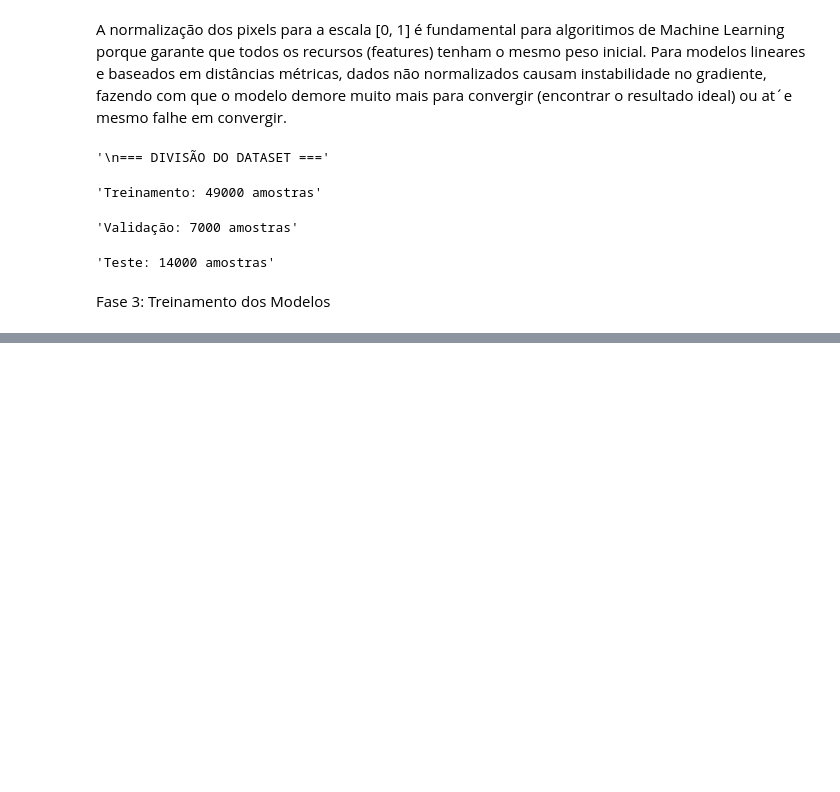
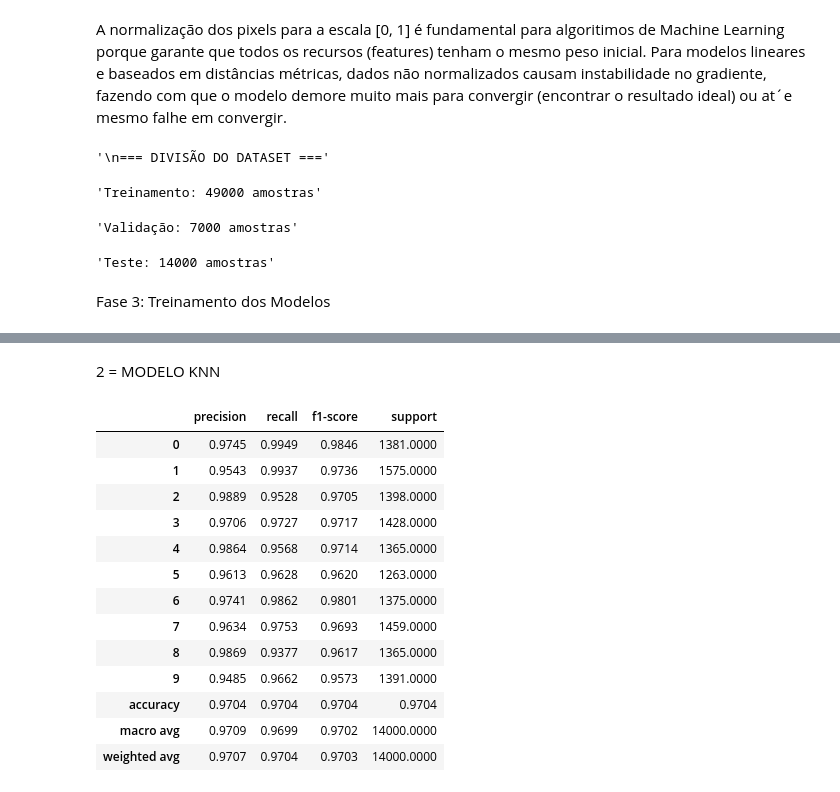
Before and after one commit to Carlos779-cloud/Modulo-02-MniProjeto, a Jupyter notebook: main.ipynb, the cells around one changed output, grey strips where cells are left out. Saved outputs shown, nothing was run; the diff lists cells and outputs as text; code cells hidden in the pictures; blank space fills up the shorter version.

```diff
--- a/main.ipynb
+++ b/main.ipynb
@@ -154,0 +193,32 @@ Fase 3: Treinamento dos Modelos
+# %% [markdown]
+2 = MODELO KNN
+# %%
+modelo_knn = KNeighborsClassifier(
+    n_neighbors=5,
+    weights='distance'
+)
+
+modelo_knn.fit(X_train, y_train)
+
+predicoes_knn = modelo_knn.predict(X_test)
+
+report_dict_knn = classification_report(y_test, predicoes_knn, output_dict=True)
+
+df_metrics_knn = pd.DataFrame(report_dict_knn).transpose()
+
+df_metrics_knn.round(4)
+# %% [output]
+|  | precision | recall | f1-score | support |
+| 0 | 0.9745 | 0.9949 | 0.9846 | 1381.0000 |
+| 1 | 0.9543 | 0.9937 | 0.9736 | 1575.0000 |
+| 2 | 0.9889 | 0.9528 | 0.9705 | 1398.0000 |
+| 3 | 0.9706 | 0.9727 | 0.9717 | 1428.0000 |
+| 4 | 0.9864 | 0.9568 | 0.9714 | 1365.0000 |
+| 5 | 0.9613 | 0.9628 | 0.9620 | 1263.0000 |
+| 6 | 0.9741 | 0.9862 | 0.9801 | 1375.0000 |
+| 7 | 0.9634 | 0.9753 | 0.9693 | 1459.0000 |
+| 8 | 0.9869 | 0.9377 | 0.9617 | 1365.0000 |
+| 9 | 0.9485 | 0.9662 | 0.9573 | 1391.0000 |
+| accuracy | 0.9704 | 0.9704 | 0.9704 | 0.9704 |
+| macro avg | 0.9709 | 0.9699 | 0.9702 | 14000.0000 |
+| weighted avg | 0.9707 | 0.9704 | 0.9703 | 14000.0000 |
```
Also changed, not shown: parts of 7 cells of this notebook.
